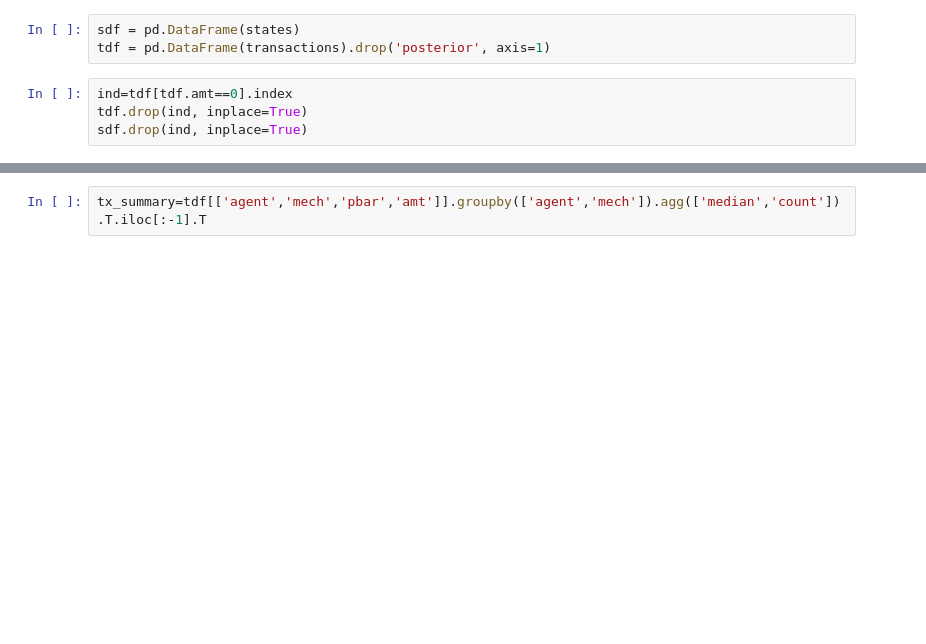
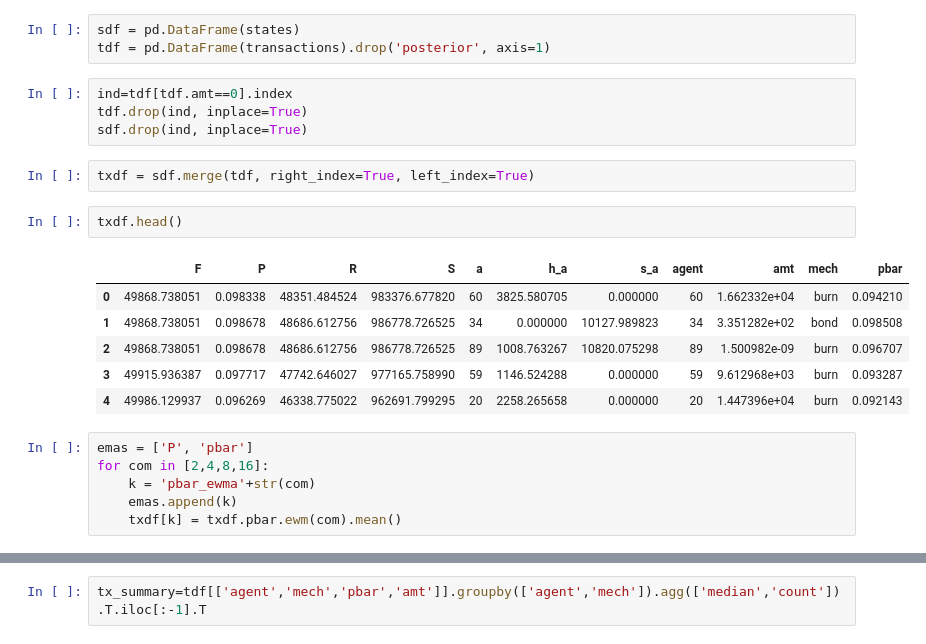
Before and after one commit to BlockScience/conviction, a Jupyter notebook: abc_sim.ipynb, the cells around one changed output, grey strips where cells are left out. Saved outputs shown, nothing was run; the diff lists cells and outputs as text; blank space fills up the shorter version.

```diff
--- a/abc_sim.ipynb
+++ b/abc_sim.ipynb
@@ -552,3 +552,20 @@ tdf = pd.DataFrame(transactions).drop('posterior', axis=1)
 ind=tdf[tdf.amt==0].index
 tdf.drop(ind, inplace=True)
 sdf.drop(ind, inplace=True)
+# %%
+txdf = sdf.merge(tdf, right_index=True, left_index=True)
+# %%
+txdf.head()
+# %% [output]
+|  | F | P | R | S | a | h_a | s_a | agent | amt | mech | pbar |
+| 0 | 49868.738051 | 0.098338 | 48351.484524 | 983376.677820 | 60 | 3825.580705 | 0.000000 | 60 | 1.662332e+04 | burn | 0.094210 |
+| 1 | 49868.738051 | 0.098678 | 48686.612756 | 986778.726525 | 34 | 0.000000 | 10127.989823 | 34 | 3.351282e+02 | bond | 0.098508 |
+| 2 | 49868.738051 | 0.098678 | 48686.612756 | 986778.726525 | 89 | 1008.763267 | 10820.075298 | 89 | 1.500982e-09 | burn | 0.096707 |
+| 3 | 49915.936387 | 0.097717 | 47742.646027 | 977165.758990 | 59 | 1146.524288 | 0.000000 | 59 | 9.612968e+03 | burn | 0.093287 |
+| 4 | 49986.129937 | 0.096269 | 46338.775022 | 962691.799295 | 20 | 2258.265658 | 0.000000 | 20 | 1.447396e+04 | burn | 0.092143 |
+# %%
+emas = ['P', 'pbar']
+for com in [2,4,8,16]:
+    k = 'pbar_ewma'+str(com)
+    emas.append(k)
+    txdf[k] = txdf.pbar.ewm(com).mean()
```
Also changed, not shown: parts of 31 cells of this notebook, 1 other file.
